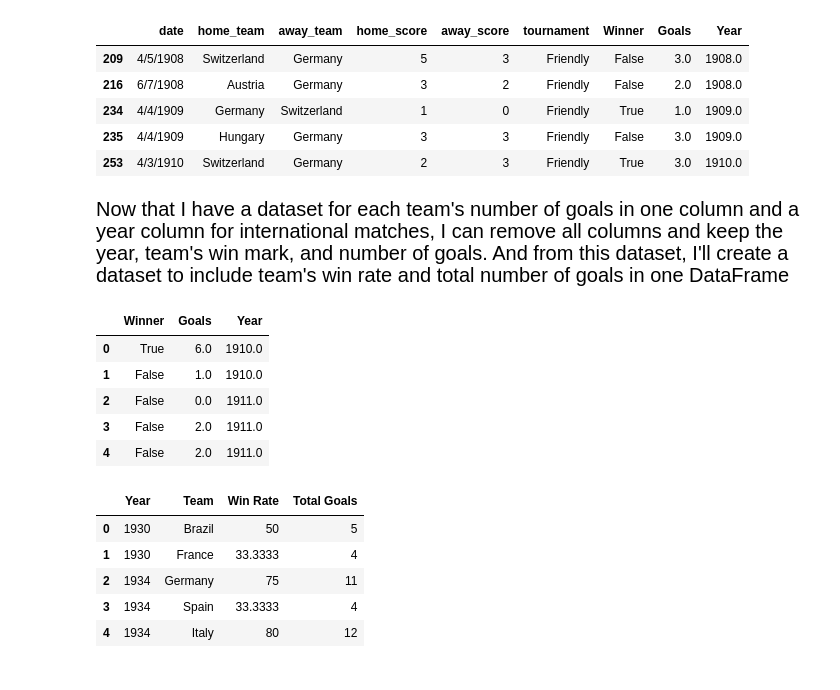
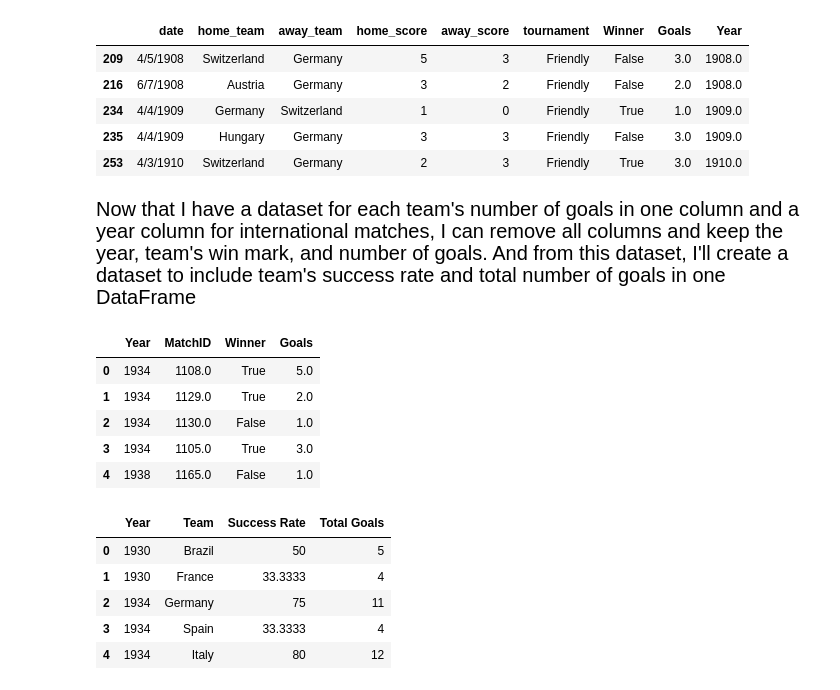
Before and after one commit to Yazeedz91/FIFA-World-Cup-Analysis, a Jupyter notebook: FIFA World Cup - Champion's Curse Analysis.ipynb, the cells around one changed output. Drawn from its saved outputs; the diff is of its cells as text; code cells hidden in the pictures.

```diff
--- a/FIFA World Cup - Champion's Curse Analysis.ipynb
+++ b/FIFA World Cup - Champion's Curse Analysis.ipynb
@@ -65,19 +71,19 @@ ITA_wc = world_cup[(world_cup['Home Team Initials'] == "ITA") | (world_cup['Away
 
 GER_wc = GER_wc.drop(['Datetime', 'Stage', 'Stadium', 'City', 'Win conditions',
              'Attendance', 'Half-time Home Goals', 'Half-time Away Goals', 'Referee', 'Assistant 1',
-             'Assistant 2', 'RoundID', 'MatchID', 'Home Team Initials', 'Away Team Initials'], axis=1)
+             'Assistant 2', 'RoundID', 'Home Team Initials', 'Away Team Initials'], axis=1)
 FRA_wc = FRA_wc.drop(['Datetime', 'Stage', 'Stadium', 'City', 'Win conditions',
              'Attendance', 'Half-time Home Goals', 'Half-time Away Goals', 'Referee', 'Assistant 1',
-             'Assistant 2', 'RoundID', 'MatchID', 'Home Team Initials', 'Away Team Initials'], axis=1)
+             'Assistant 2', 'RoundID', 'Home Team Initials', 'Away Team Initials'], axis=1)
 BRA_wc = BRA_wc.drop(['Datetime', 'Stage', 'Stadium', 'City', 'Win conditions',
              'Attendance', 'Half-time Home Goals', 'Half-time Away Goals', 'Referee', 'Assistant 1',
-             'Assistant 2', 'RoundID', 'MatchID', 'Home Team Initials', 'Away Team Initials'], axis=1)
+             'Assistant 2', 'RoundID', 'Home Team Initials', 'Away Team Initials'], axis=1)
 ESP_wc = ESP_wc.drop(['Datetime', 'Stage', 'Stadium', 'City', 'Win conditions',
              'Attendance', 'Half-time Home Goals', 'Half-time Away Goals', 'Referee', 'Assistant 1',
-             'Assistant 2', 'RoundID', 'MatchID', 'Home Team Initials', 'Away Team Initials'], axis=1)
+             'Assistant 2', 'RoundID', 'Home Team Initials', 'Away Team Initials'], axis=1)
 ITA_wc = ITA_wc.drop(['Datetime', 'Stage', 'Stadium', 'City', 'Win conditions',
              'Attendance', 'Half-time Home Goals', 'Half-time Away Goals', 'Referee', 'Assistant 1',
-             'Assistant 2', 'RoundID', 'MatchID', 'Home Team Initials', 'Away Team Initials'], axis=1)
+             'Assistant 2', 'RoundID', 'Home Team Initials', 'Away Team Initials'], axis=1)
 
 # converting year, home team goals and away team goals from float to int
 GER_wc['Year'] = GER_wc['Year'].astype('int')
@@ -219,55 +225,55 @@ GER_intl.head()
 | 235 | 4/4/1909 | Hungary | Germany | 3 | 3 | Friendly | False | 3.0 | 1909.0 |
 | 253 | 4/3/1910 | Switzerland | Germany | 2 | 3 | Friendly | True | 3.0 | 1910.0 |
 # %% [markdown]
-<p align='left' style="font-size: 20px; font-family:georgia; line-height:30px">Now that I have a dataset for each team's number of goals in one column and a year column for international matches, I can remove all columns and keep the year, team's win mark, and number of goals. And from this dataset, I'll create a dataset to include team's win rate and total number of goals in one DataFrame</p>
+<p align='left' style="font-size: 20px; font-family:georgia; line-height:30px">Now that I have a dataset for each team's number of goals in one column and a year column for international matches, I can remove all columns and keep the year, team's win mark, and number of goals. And from this dataset, I'll create a dataset to include team's success rate and total number of goals in one DataFrame</p>
 # %%
 # World Cup column drops
 GER_wc.drop(['Home Team Name', 'Home Team Goals', 'Away Team Goals', 'Away Team Name'], axis=1, inplace=True)
 FRA_wc.drop(['Home Team Name', 'Home Team Goals', 'Away Team Goals', 'Away Team Name'], axis=1, inplace=True)
 BRA_wc.drop(['Home Team Name', 'Home Team Goals', 'Away Team Goals', 'Away Team Name'], axis=1, inplace=True)
 ESP_wc.drop(['Home Team Name', 'Home Team Goals', 'Away Team Goals', 'Away Team Name'], axis=1, inplace=True)
 ITA_wc.drop(['Home Team Name', 'Home Team Goals', 'Away Team Goals', 'Away Team Name'], axis=1, inplace=True)
 
 # International matches column drops
 GER_intl.drop(['date', 'home_team', 'away_team', 'home_score', 'away_score', 'tournament'], axis=1, inplace=True)
 FRA_intl.drop(['date', 'home_team', 'away_team', 'home_score', 'away_score', 'tournament'], axis=1, inplace=True)
 BRA_intl.drop(['date', 'home_team', 'away_team', 'home_score', 'away_score', 'tournament'], axis=1, inplace=True)
 ESP_intl.drop(['date', 'home_team', 'away_team', 'home_score', 'away_score', 'tournament'], axis=1, inplace=True)
 ITA_intl.drop(['date', 'home_team', 'away_team', 'home_score', 'away_score', 'tournament'], axis=1, inplace=True)
 
 # resetting indexes
 GER_wc.reset_index(drop=True, inplace=True)
 FRA_wc.reset_index(drop=True, inplace=True)
 BRA_wc.reset_index(drop=True, inplace=True)
 ESP_wc.reset_index(drop=True, inplace=True)
 ITA_wc.reset_index(drop=True, inplace=True)
 
 GER_intl.reset_index(drop=True, inplace=True)
 FRA_intl.reset_index(drop=True, inplace=True)
 BRA_intl.reset_index(drop=True, inplace=True)
 ESP_intl.reset_index(drop=True, inplace=True)
 ITA_intl.reset_index(drop=True, inplace=True)
 
 # temp Germany dataset
 w_GER.reset_index(drop=True, inplace=True)
 
-ITA_intl.head()
+GER_wc.head()
 # %% [output]
-|  | Winner | Goals | Year |
-| 0 | True | 6.0 | 1910.0 |
-| 1 | False | 1.0 | 1910.0 |
-| 2 | False | 0.0 | 1911.0 |
-| 3 | False | 2.0 | 1911.0 |
-| 4 | False | 2.0 | 1911.0 |
+|  | Year | MatchID | Winner | Goals |
+| 0 | 1934 | 1108.0 | True | 5.0 |
+| 1 | 1934 | 1129.0 | True | 2.0 |
+| 2 | 1934 | 1130.0 | False | 1.0 |
+| 3 | 1934 | 1105.0 | True | 3.0 |
+| 4 | 1938 | 1165.0 | False | 1.0 |
 # %%
 # Now to create DataFrames for each team's performance every year and every World Cup
-columns = ['Year', 'Team', 'Win Rate', 'Total Goals']
+columns = ['Year', 'Team', 'Success Rate', 'Total Goals']
 
-# function to add information (Total Goals and Win Rate) to the team's overall dataset in World Cup championships
+# function to add information (Total Goals and Success Rate) to the team's overall dataset in World Cup championships
 def getData(data, og_data, team):
     for i, row in og_data.iterrows():
         data.loc[i, 'Year'] = row['Year']
-        data.loc[i, 'Win Rate'] = (len(og_data[(og_data['Year'] == row['Year']) & (og_data['Winner'])]) / len(og_data[og_data['Year'] == row['Year']])) * 100
+        data.loc[i, 'Success Rate'] = (len(og_data[(og_data['Year'] == row['Year']) & (og_data['Winner'])]) / len(og_data[og_data['Year'] == row['Year']])) * 100
         data.loc[i, 'Total Goals'] = og_data[og_data['Year'] == row['Year']]['Goals'].sum()
         data['Team'] = team
 
@@ -281,7 +287,7 @@ BRA_wc_wr = pd.DataFrame(columns=columns)
 ESP_wc_wr = pd.DataFrame(columns=columns)
 ITA_wc_wr = pd.DataFrame(columns=columns)
 
-# adding win rate and goals information to World Cup datasets
+# adding success rate and goals information to World Cup datasets
 getData(GER_wc_wr, GER_wc, 'Germany')
 getData(FRA_wc_wr, FRA_wc, 'France')
 getData(BRA_wc_wr, BRA_wc, 'Brazil')
@@ -301,7 +307,7 @@ wc = pd.concat(datasets).sort_values(by='Year').reset_index(drop=True)
 
 wc.head()
 # %% [output]
-|  | Year | Team | Win Rate | Total Goals |
+|  | Year | Team | Success Rate | Total Goals |
 | 0 | 1930 | Brazil | 50 | 5 |
 | 1 | 1930 | France | 33.3333 | 4 |
 | 2 | 1934 | Germany | 75 | 11 |
```
Also changed, not shown: parts of 21 cells of this notebook.
